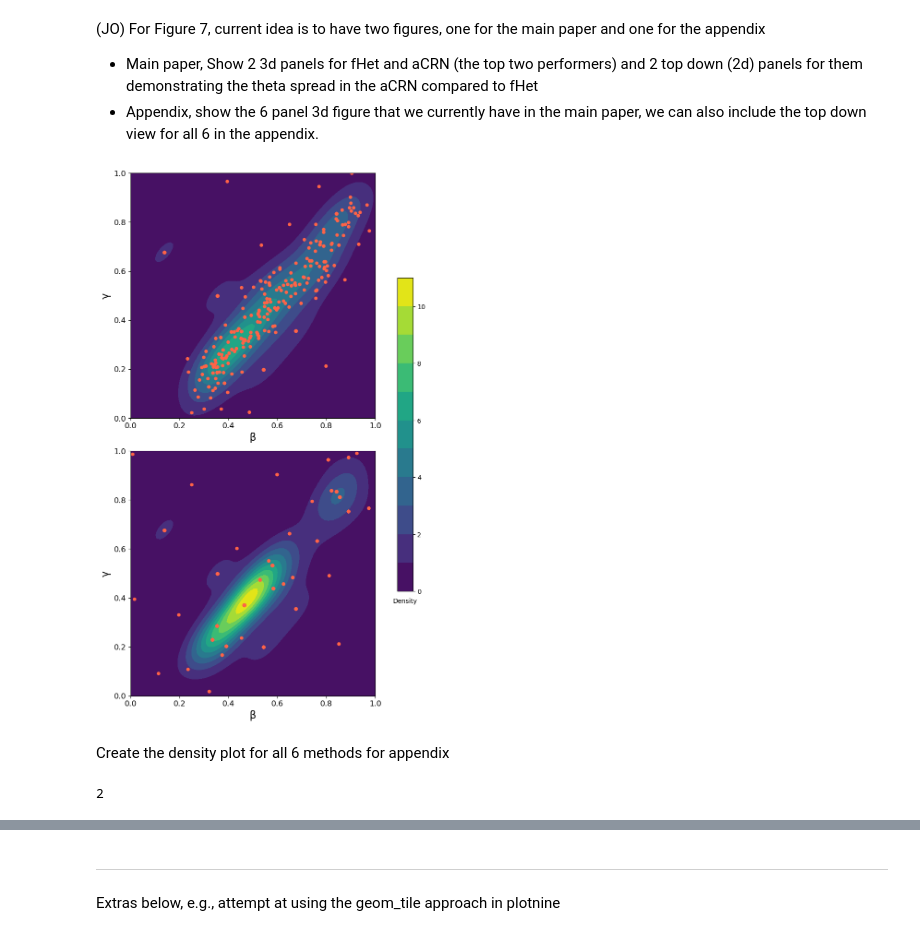
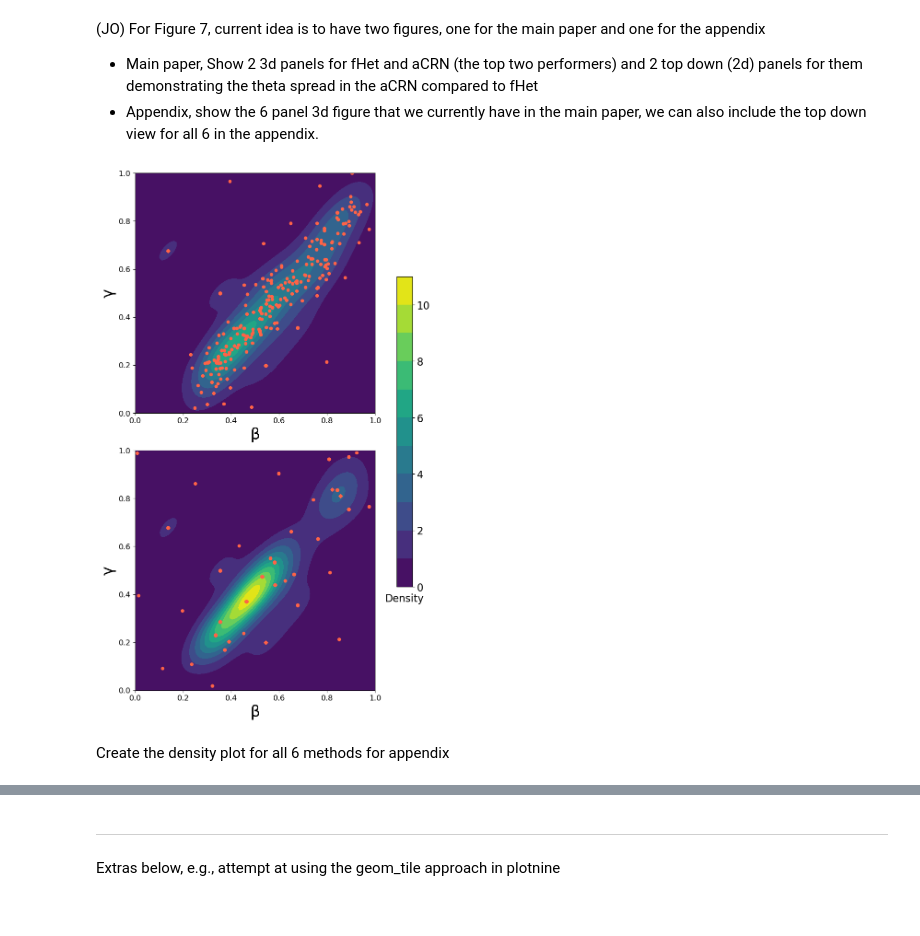
Before and after one commit to emews/adaptiveTS, a Jupyter notebook: notebook/simulation_experiment_figures/search_space.ipynb, the cells around one changed output, grey strips where cells are left out. Cells and saved outputs as stored; diff of their text form; code cells hidden in the pictures.

Commit message:
updated density figures

```diff
--- a/notebook/simulation_experiment_figures/search_space.ipynb
+++ b/notebook/simulation_experiment_figures/search_space.ipynb
@@ -274,47 +274,42 @@ for i, method in enumerate(methods):
 
     # Perform kernel density estimation
     xy = np.vstack([x, y])
     kde = gaussian_kde(xy)
 
     # Create a grid for the contour plot
     x_grid, y_grid = np.meshgrid(
         np.linspace(0, 1, 100),  # Set x limits from 0 to 1
         np.linspace(0, 1, 100)   # Set y limits from 0 to 1
     )
 
 
     # Evaluate the density on the grid
     z = kde(np.vstack([x_grid.ravel(), y_grid.ravel()])).reshape(x_grid.shape)
     # Define fixed density levels for the contour plot
     density_levels = np.linspace(0, 11, 12)  # 12 fixed levels
 
     # Create the contour plot
     # axes[i].figure(figsize=(8, 6))
-    p = axes[i].contourf(x_grid, y_grid, z, levels=density_levels, cmap='viridis', )
-    # axes[i].legend()
-    # plt.colorbar(label='Density')
-    # plt.colorbar()
+    p = axes[i].contourf(x_grid, y_grid, z, levels=density_levels, cmap='viridis' )
     axes[i].scatter(x, y, s=20, color='tomato', alpha=1, label='Data Points')
-    axes[i].set_xlabel('β', fontsize=16)
-    axes[i].set_ylabel('γ', fontsize=16)
+
+    axes[i].set_xlabel('β', fontsize=24)
+    axes[i].set_ylabel('γ', fontsize=24)
     # axes[i].set_title(method)
     axes[i].set_aspect('equal', 'box')
     axes[i].tick_params(axis='both', which='major', labelsize=12)
 
 
 cbar = fig.colorbar(p, ax=axes[:], shrink=0.6)
-cbar.ax.set_xlabel('Density', labelpad=10)
+cbar.ax.set_xlabel('Density', labelpad=10, fontsize = 16)
+cbar.ax.tick_params(labelsize=16)
 
 plt.savefig("density_pair.png")
 plt.show()
 # %% [output]
-[figure, old version]
+[figure, new version]
 # %% [markdown]
 Create the density plot for all 6 methods for appendix
-# %%
-5 % 3
-# %% [output]
-2
 # %%
 # Create the figure and subplots
 fig, axes = plt.subplots(2, 3, figsize=(18, 12), constrained_layout=True)
```
Also changed, not shown: parts of 1 cell of this notebook, 3 other files.
